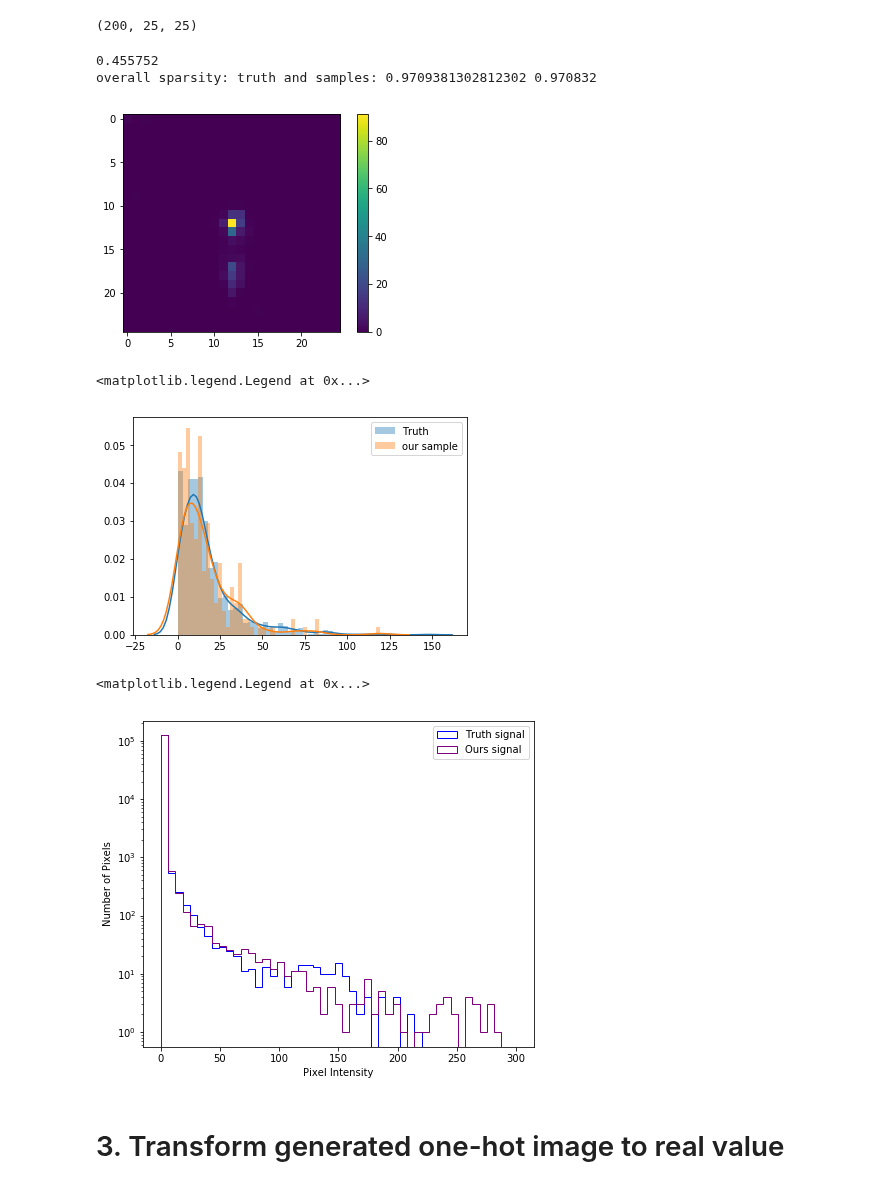
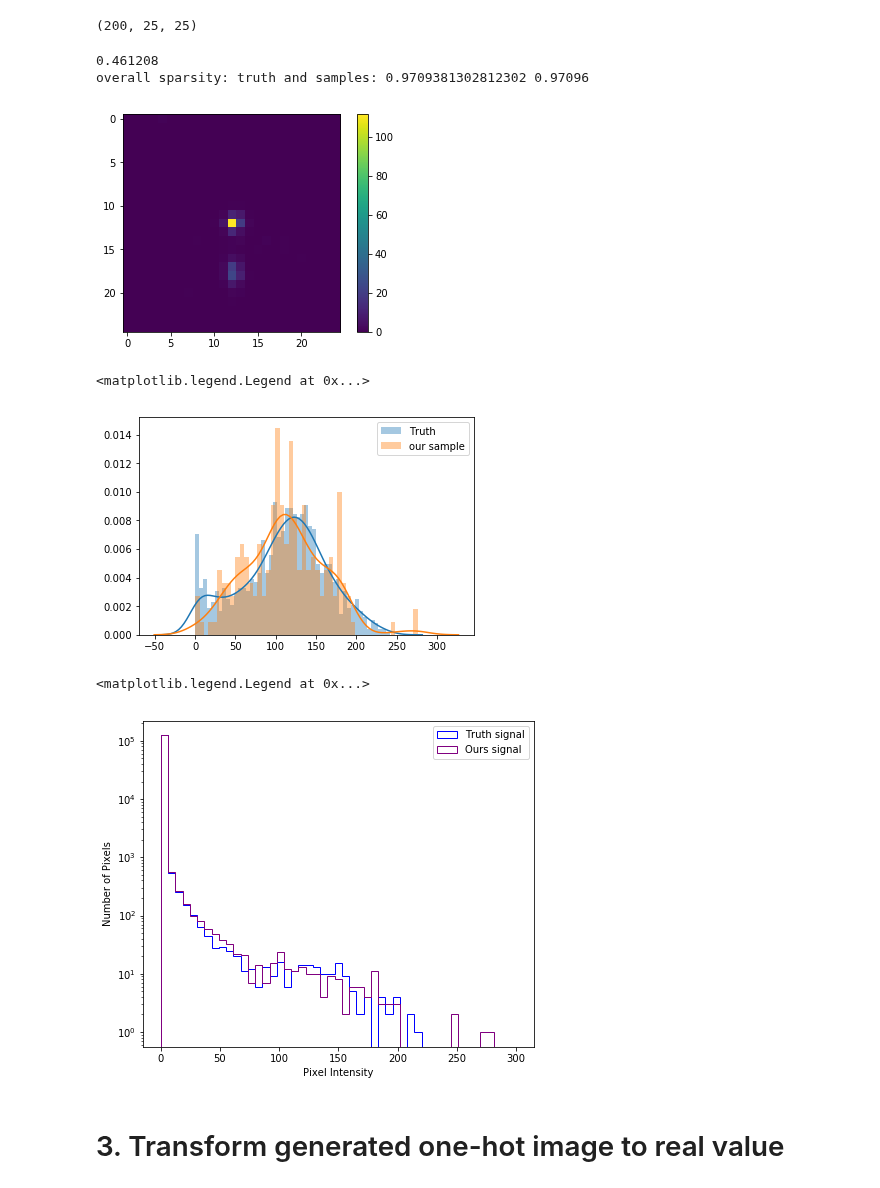
Before and after one commit to adamlu123/SparseImageFlows, a Jupyter notebook: Notebooks/quantize_image.ipynb, the cells around one changed output. Saved outputs shown, nothing was run; the diff lists cells and outputs as text; code cells hidden in the pictures.

```diff
--- a/Notebooks/quantize_image.ipynb
+++ b/Notebooks/quantize_image.ipynb
@@ -76,3 +76,13 @@ print(concatenate.shape)
 (436333, 627)
 # %% [markdown]
 # 2. Load trained model
+# %%
+with open(sampledir+'/Mix_discretized_sample_250.pkl', 'rb') as f:
+    x = pkl.load(f)
+metric = np.asarray(x)[:, :2]
+mass_learned = metric[:,0]
+pt_learned = metric[:,1]
+
+from scipy.stats import wasserstein_distance
+print('learned pt distance', wasserstein_distance(discrete_pt(image[:200]), pt_learned))
+print('learned mass distance', wasserstein_distance(discrete_mass(image[:200]), mass_learned))
@@ -79,8 +112,8 @@ print(concatenate.shape)
 # %%
 sampledir = '/extra/yadongl10/BIG_sandbox/SparseImageFlows_result/lagan_pixelcnn/Mixture'
-with open(sampledir+'/Mix_discretized_sample_0.pkl', 'rb') as f:
+with open(sampledir+'/Mix_discretized_sample_250.pkl', 'rb') as f:
     x = pkl.load(f)
-sample_sg = np.asarray(x).reshape(-1, 25, 25)
+sample_sg = np.asarray(x)[:, 2:].reshape(-1, 25, 25)
 print(sample_sg.shape)
 # %% [output]
 (200, 25, 25)
@@ -92,23 +125,23 @@ print('overall sparsity: truth and samples:',
       np.where(image.ravel()==0)[0].shape[0] / image.ravel().shape[0],
       np.where(sample_sg.ravel()==0)[0].shape[0] / sample_sg.ravel().shape[0])
 # %% [output]
-0.455752
-overall sparsity: truth and samples: 0.9709381302812302 0.970832
+0.461208
+overall sparsity: truth and samples: 0.9709381302812302 0.97096
-[figure, old version]
+[figure, new version]
 # %%
 import seaborn as sns
 x=12
-y=13
+y=12
 
 pixel_bg = sample_sg[:,x,y]
 pixel = image[:1000,x,y]
 x = np.linspace(0.0,200,1000)
 sns.distplot(pixel, label='Truth', bins=50)
 sns.distplot(pixel_bg, label='our sample', bins=50)
 plt.legend()
 # %% [output]
 <matplotlib.legend.Legend at 0x...>
-[figure, old version]
+[figure, new version]
 # %%
 fig, ax = plt.subplots(figsize=(7, 6))
 
@@ -125,7 +158,7 @@ plt.yscale('log')
 plt.legend(loc='upper right')
 # %% [output]
 <matplotlib.legend.Legend at 0x...>
-[figure, old version]
+[figure, new version]
 # %% [markdown]
 # 3. Transform generated one-hot image to real value
 # %% [markdown]
```
Also changed, not shown: parts of 7 cells of this notebook, 2 other files.
